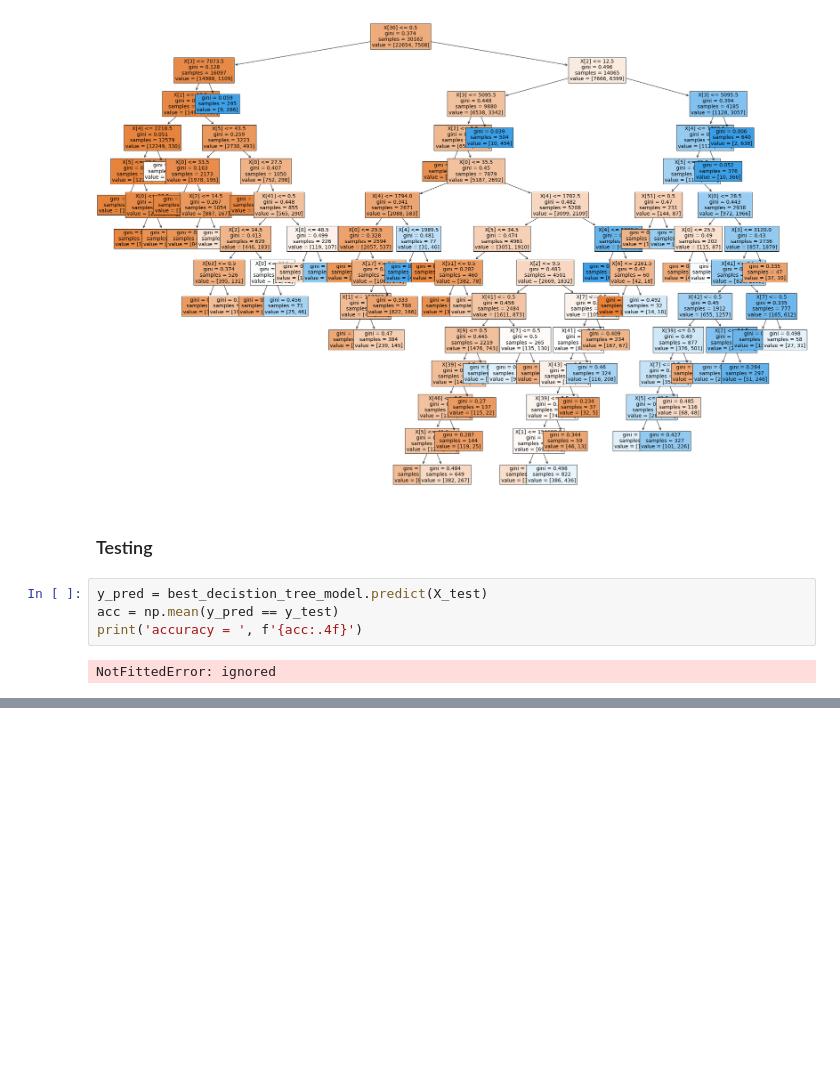
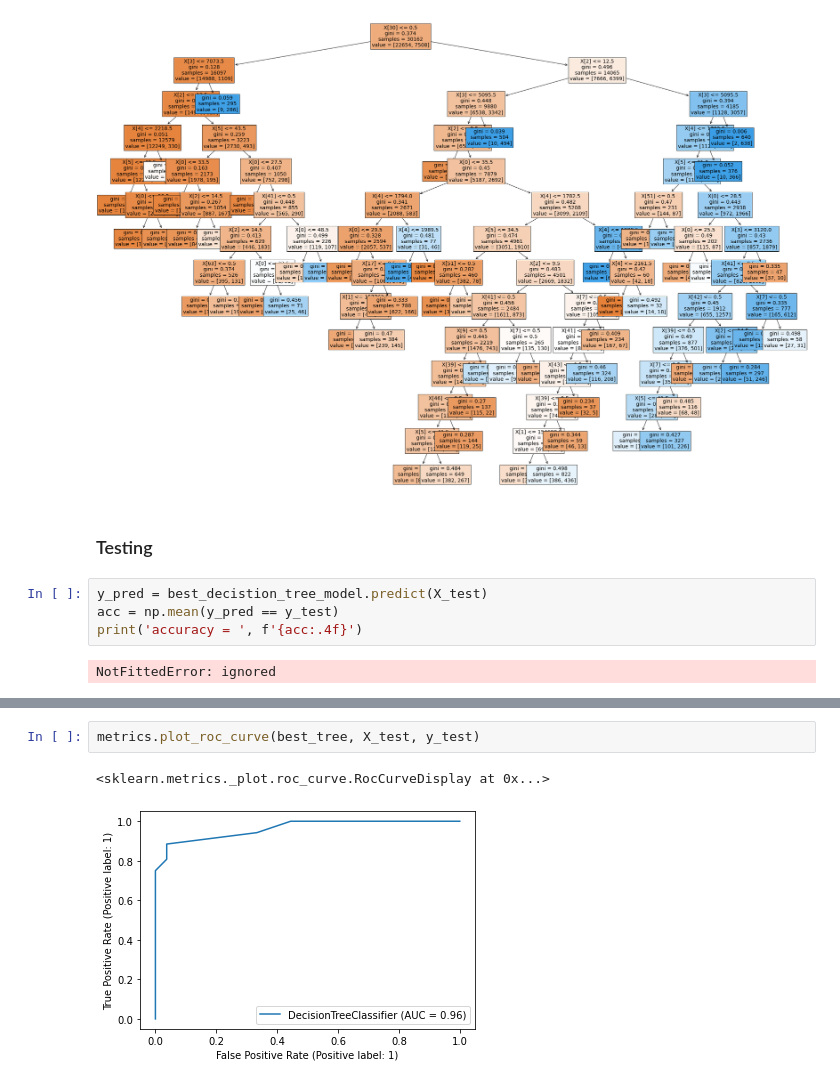
Before and after one commit to elvinzh/AMLP1, a Jupyter notebook: project1.ipynb, the cells around one changed output, grey strips where cells are left out. Drawn from its saved outputs; the diff is of its cells as text; blank space fills up the shorter version.

```diff
--- a/project1.ipynb
+++ b/project1.ipynb
@@ -310,0 +495,5 @@ NotFittedError: ignored
+# %%
+metrics.plot_roc_curve(best_tree, X_test, y_test)
+# %% [output]
+<sklearn.metrics._plot.roc_curve.RocCurveDisplay at 0x...>
+[figure, added]
```
Also changed, not shown: parts of 53 cells of this notebook, 1 other file.
